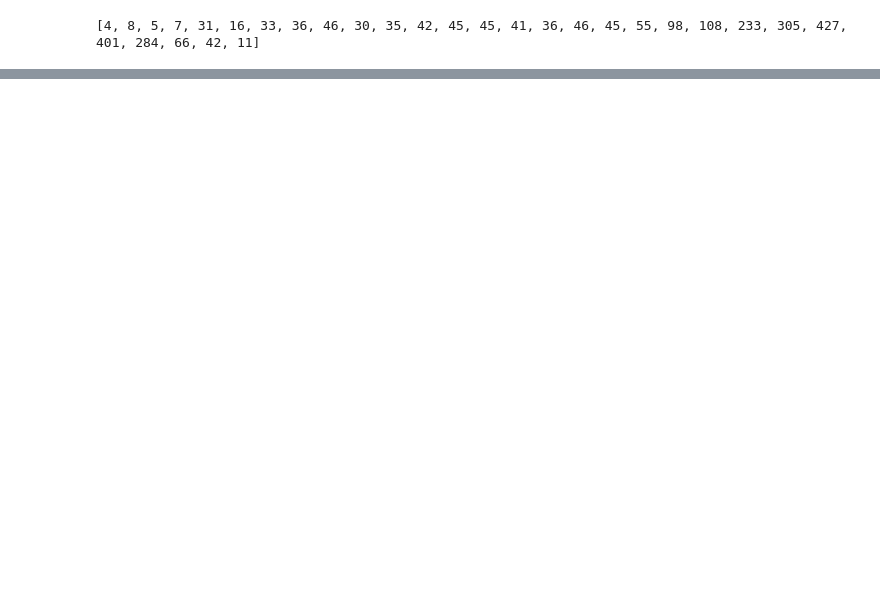
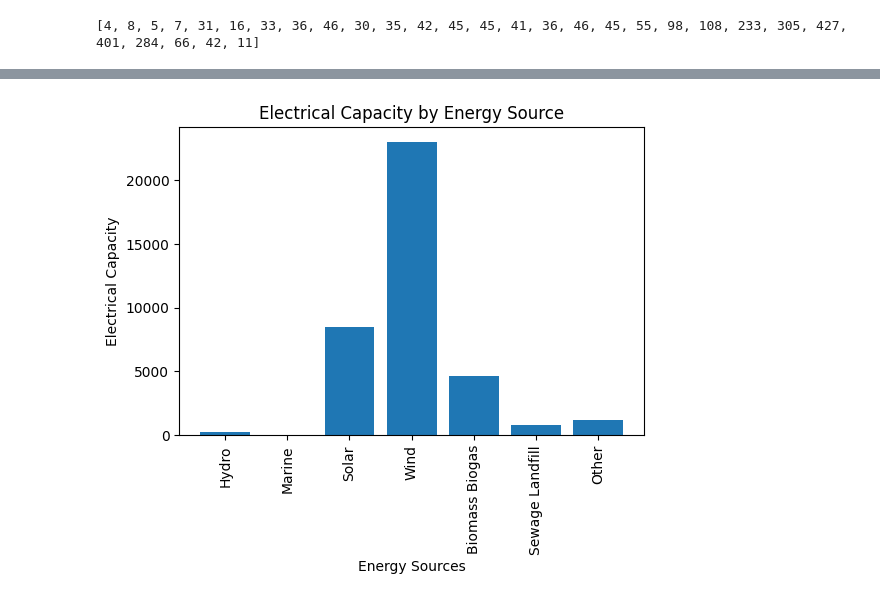
Before and after one commit to MahendraC17/Exploratory-Data-Analysis---Renewable-Power-plants-In-UK, a Jupyter notebook: EDA_renewable_power_plants.ipynb, the cells around one changed output, grey strips where cells are left out. Saved outputs shown, nothing was run; the diff lists cells and outputs as text; code cells hidden in the pictures; blank space fills up the shorter version.

```diff
--- a/EDA_renewable_power_plants.ipynb
+++ b/EDA_renewable_power_plants.ipynb
@@ -418,0 +419,16 @@ plt.show()
+# %%
+# Visual represntation of Electrical Capacity between the sources
+sources_cap = []
+for i in sources:
+    i = rpp_ssy.loc[rpp_ssy[i] == 1, 'electrical_capacity'].sum()
+    sources_cap.append(i)
+
+fig = plt.figure(figsize=(6, 4))
+plt.bar(['Hydro', 'Marine', 'Solar', 'Wind', 'Biomass Biogas', 'Sewage Landfill', 'Other'], sources_cap)
+plt.xlabel('Energy Sources')
+plt.xticks(rotation=90)
+plt.ylabel('Electrical Capacity')
+plt.title('Electrical Capacity by Energy Source')
+plt.show()
+# %% [output]
+[figure, added]
```
Also changed, not shown: parts of 3 cells of this notebook.
